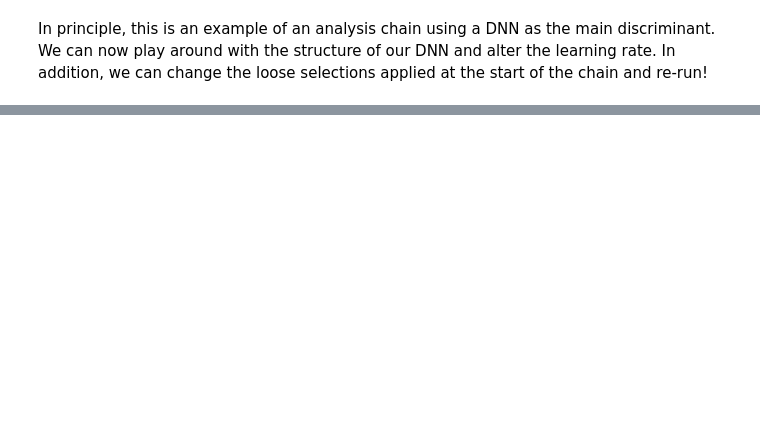
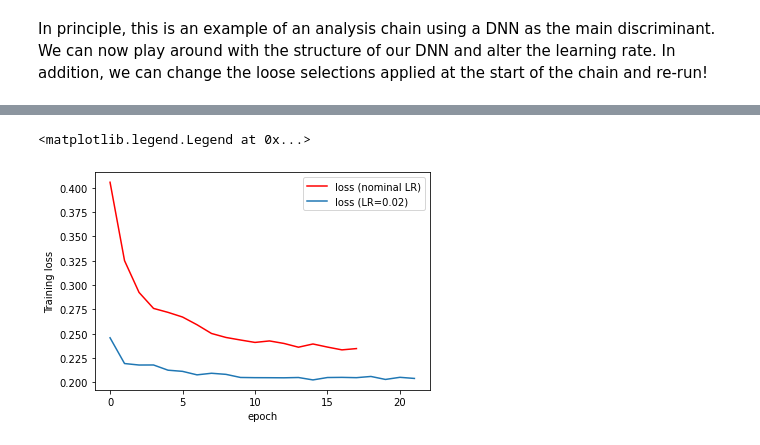
Before and after one commit to manthony-42/ATLAS_UK_NN_TUTORIAL, a Jupyter notebook: DNN.ipynb, the cells around one changed output, grey strips where cells are left out. Cells and saved outputs as stored; diff of their text form; code cells hidden in the pictures; blank space fills up the shorter version.

```diff
--- a/DNN.ipynb
+++ b/DNN.ipynb
@@ -262,20 +306,14 @@ The Tensorflow default for this parameter is LR=0.01, and we will vary this para
 
 The exact choice for your use case must be determined by trial and error.
 # %%
-def NNmodel_altLR(activation_function="relu"):
-  model = Sequential()
-  model.add(Dense(8, input_dim=X_train.shape[1], activation='relu', name='layer_1')) # input layer
-  model.add(Dense(10, activation=activation_function, name='layer_2'))
-  model.add(Dense(10, activation=activation_function, name='layer_3'))
-  model.add(Dense(1, activation='sigmoid', name='output_layer'))
+def NNmodel_altLR(activation_function="relu",learningrate=0.02):
+  altmodel = Sequential()
+  altmodel.add(Dense(8, input_dim=X_train.shape[1], activation='relu', name='layer_1')) # input layer
+  altmodel.add(Dense(10, activation=activation_function, name='layer_2'))
+  altmodel.add(Dense(10, activation=activation_function, name='layer_3'))
+  altmodel.add(Dense(1, activation='sigmoid', name='output_layer'))
   #configure the optimiser. This is where the learning rate is configured
-  learningrate=0.02
   opt=Adam(learning_rate=learningrate)
   # can now pass the optimizer we just defined into the model
-  model.compile(loss='binary_crossentropy', optimizer=opt,metrics=['accuracy'])
-  return model,learningrate
-
-NNmodel_altLR,learningrate=NNmodel_altLR()
-
-early_stop = EarlyStopping(monitor='val_loss', patience=10)
-history_altLR = NNmodel_altLR.fit( X_train, y_train, epochs=200, batch_size=10, validation_data=(X_test, y_test), verbose=2, callbacks=[early_stop] )
+  altmodel.compile(loss='binary_crossentropy', optimizer=opt,metrics=['accuracy'])
+  return altmodel,learningrate
@@ -573,0 +560,7 @@ In principle, this is an example of an analysis chain using a DNN as the main di
+# %%
+early_stop = EarlyStopping(monitor='val_loss', patience=10)
+# fit our model with the alternative learning rate
+NNmodel_altLR,learningrate=NNmodel_altLR(learningrate=0.02)
+history_altLR = NNmodel_altLR.fit( X_train, y_train, epochs=200, batch_size=10, validation_data=(X_test, y_test), verbose=2, callbacks=[early_stop] )
+#copy the default fit history from the default NN model
+history_reference=history
@@ -573,0 +585,9 @@ In principle, this is an example of an analysis chain using a DNN as the main di
+# %%
+plt.plot(history_reference.history['loss'],label='loss (nominal LR)',color='r')
+plt.plot(history_altLR.history['loss'],label='loss (LR={})'.format(learningrate))
+plt.xlabel('epoch')
+plt.ylabel('Training loss')
+plt.legend()
+# %% [output]
+<matplotlib.legend.Legend at 0x...>
+[figure, added]
```
Also changed, not shown: parts of 34 cells of this notebook.
